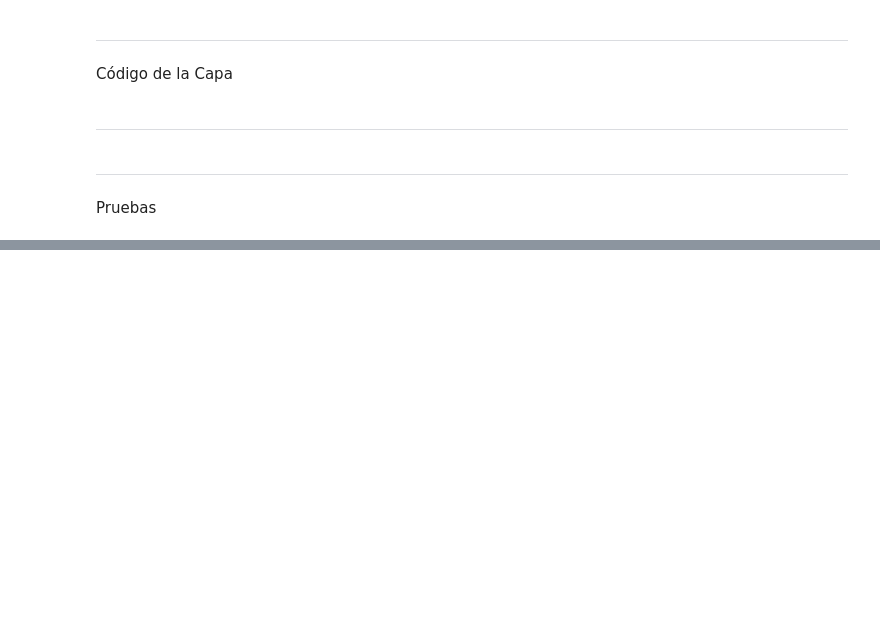
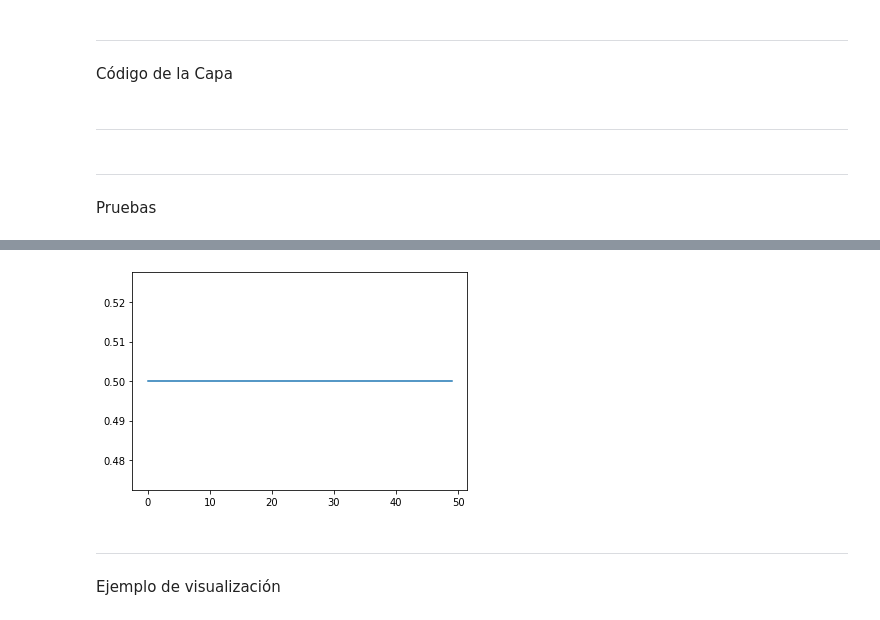
Before and after one commit to CarlosRyu98/PIA, a Jupyter notebook: 04 Redes Neuronales/03_Red_Neuronal.ipynb, the cells around one changed output, grey strips where cells are left out. Cells and saved outputs as stored; diff of their text form; code cells hidden in the pictures; blank space fills up the shorter version.

```diff
--- a/04 Redes Neuronales/03_Red_Neuronal.ipynb
+++ b/04 Redes Neuronales/03_Red_Neuronal.ipynb
@@ -170 +205,11 @@ recorrido(red, inputs, outputs, 100, 0.001, 1)
+# %%
+inputs = pd.read_csv("03_inputs.csv", header=None).values
+outputs = pd.read_csv("03_outputs.csv", header=None).values
+red = Red_Neuronal([8, 5, 7, 1], [4, 4, 4, 4], 2)
+recorrido_grafico(red, inputs, outputs, 100, 0.001, 2)
+# %% [output]
+[figure, added]
+# %% [markdown]
+---
+Ejemplo de visualización
 # %%
```
Also changed, not shown: parts of 10 cells of this notebook.
